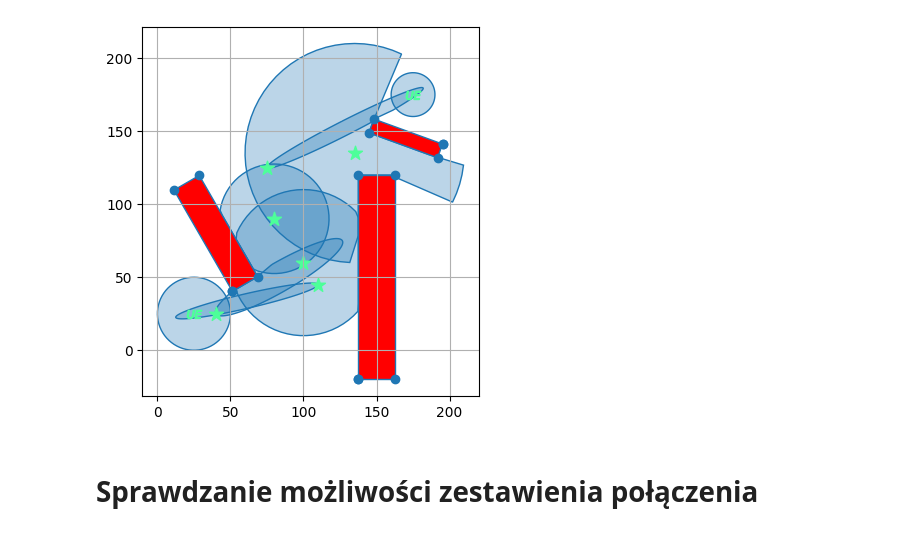
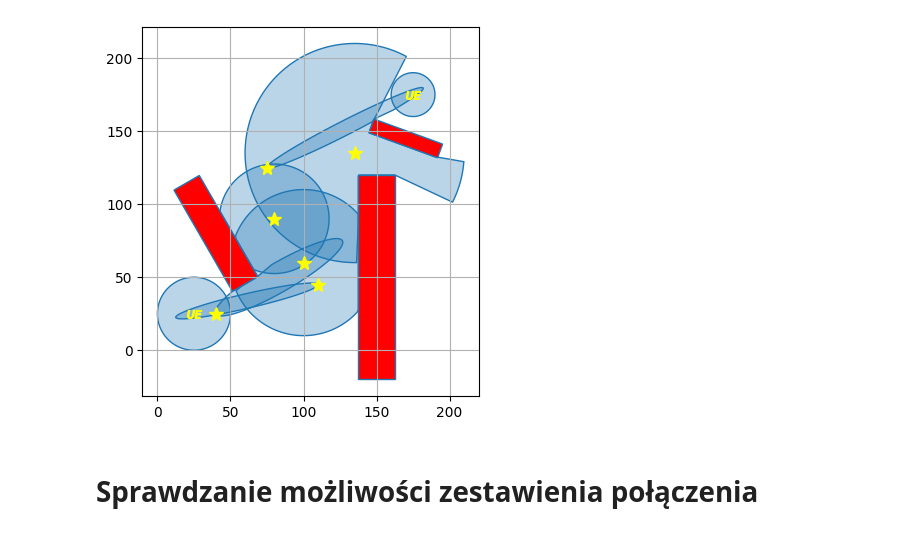
Before and after one commit to rosiakpiotr/SimlessWirelator, a Jupyter notebook: Untitled-1.ipynb, the cells around one changed output. Cells and saved outputs as stored; diff of their text form; code cells hidden in the pictures.

Commit message:
Rewrote entities creation & raycasting points to shapes

```diff
--- a/Untitled-1.ipynb
+++ b/Untitled-1.ipynb
@@ -27,22 +16,29 @@ for p in pts:
+# %%
+from obstacle_casting import cast_points_to_shape
+
+# Apply obstacles blockage to signal boundary points
+for i, eq in enumerate(equipment):
+    x, y = eq.polygon.exterior.coords.xy
+    for obstacle in obstacles:
+        cast_points_to_shape(x, y, eq.source_point, obstacle.polygon)
+    equipment[i] = Entity(eq.source_point.xy, x, y, eq.entity_type)
 # %%
-marker_mapping = {
-    YagiAntenna: '*',
-    CircularAntenna: '*',
-    UserEquipment: '$UE$'
-}
-
+# Plotting map
 import shapely.plotting
-for poly in polygons:
-    shapely.plotting.plot_polygon(poly, add_points=False)
+for eq in equipment:
+    shapely.plotting.plot_polygon(eq.polygon, add_points=False)
 
 for o in obstacles:
-    shapely.plotting.plot_polygon(o.polygon, facecolor='red')
+    shapely.plotting.plot_polygon(o.polygon, add_points=False, facecolor='red')
 
+marker_mapping = {
+    EntityType.YAGI_ANTENNA: '*',
+    EntityType.CIRCULAR_ANTENNA: '*',
+    EntityType.USER: '$UE$'
+}
 for eq in equipment:
-    oxs, oys = eq.outline
-    cx, cy = eq.center
-    # plt.scatter(oxs,oys,color=tuple(np.random.choice(range(256), size=3)/255),s=0.8)
-    plt.scatter(cx,cy,s=110,marker=marker_mapping[eq.__class__],color=(0.3,1,0.6))
+    shapely.plotting.plot_points(
+        eq.source_point, marker=marker_mapping[eq.entity_type], color='yellow', markersize=10)
 # %% [output]
-[figure, old version]
+[figure, new version]
 # %%
```
Also changed, not shown: parts of 13 cells of this notebook, 4 other files.
